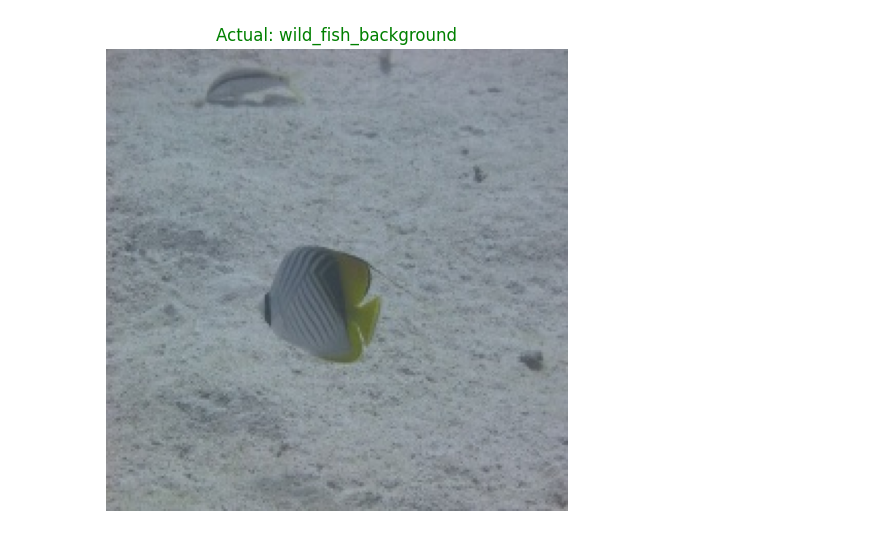
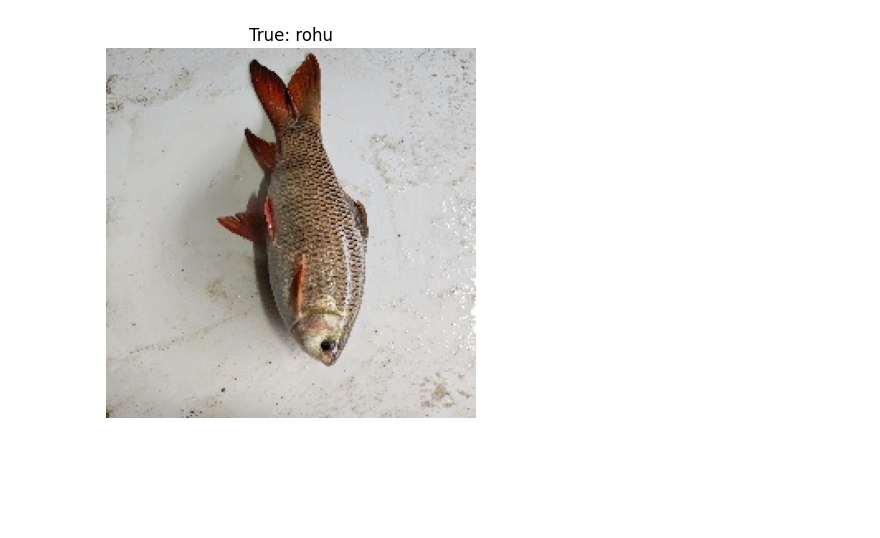
Before and after one commit to David4988/FishNet-ML-Grand-Finale, a Jupyter notebook: fishnet-ml-grand-finale-notebook.ipynb, the cells around one changed output. Saved outputs shown, nothing was run; the diff lists cells and outputs as text; code cells hidden in the pictures; blank space fills up the shorter version.

Commit message:
Kaggle Notebook | FishNet ML Grand Finale notebook | Version Final

```diff
--- a/fishnet-ml-grand-finale-notebook.ipynb
+++ b/fishnet-ml-grand-finale-notebook.ipynb
@@ -778,73 +769,66 @@ import pandas as pd
 import numpy as np
 import cv2
 import matplotlib.pyplot as plt
+from sklearn.preprocessing import LabelEncoder
 
 # --- CONFIGURATION ---
-MODEL_PATH = "fishnet_v3_best.h5" # The Champion V3 Model
+MODEL_PATH = "fishnet_v3_best.h5"
+TRAIN_CSV = "/kaggle/working/processed/train_final.csv"
 VAL_CSV = "/kaggle/working/processed/val_final.csv"
 
-# 1. Load the V3 Model (With Dummy Custom Objects)
+print("⏳ initializing Truth Serum...")
+
+# 1. Load Data & Encoders (Standard)
+train_df = pd.read_csv(TRAIN_CSV)
+val_df = pd.read_csv(VAL_CSV)
+
+# Species Encoder
+sp_subset = train_df[train_df['type'].isin(['species', 'dual'])]
+sp_labels = sp_subset[sp_subset['species_label'] != 'unknown']['species_label'].unique()
+sp_list = np.sort(np.unique(np.append(sp_labels, 'wild_fish_background')))
+sp_encoder = LabelEncoder()
+sp_encoder.fit(sp_list)
+SPECIES_CLASSES = sp_encoder.classes_
+
+# 2. Load Model
 custom_objects = {
     "masked_sparse_categorical": lambda y, p: 0.0,
     "masked_mse": lambda y, p: 0.0,
-    "sparse_categorical_focal_loss": lambda gamma, alpha: (lambda y, p: 0.0),
+    "sparse_categorical_focal_loss": lambda g, a: (lambda y, p: 0.0),
     "focal_loss_fixed": lambda y, p: 0.0,
     "Cast": tf.keras.layers.Layer
 }
 model = tf.keras.models.load_model(MODEL_PATH, custom_objects=custom_objects, compile=False)
 
-# 2. Load Validation Data
-val_df = pd.read_csv(VAL_CSV)
+# 3. PICK A TARGET (A known species)
+target_species = 'rohu' # Let's test a Rohu
+sample = val_df[val_df['species_label'] == target_species].sample(1).iloc[0]
 
-# 3. Pick a Random "Species" Sample (Not a disease one)
-# We want to prove it still knows what a "Rohu" is!
-sample_row = val_df[val_df['type'] == 'species'].sample(1).iloc[0]
+print(f"\n📸 TESTING IMAGE: {sample['new_path']}")
+print(f"🏷️ TRUE LABEL: {sample['species_label']}")
 
-print(f"📸 Testing Image: {sample_row['new_path']}")
-print(f"🏷️ True Label: {sample_row['label']}")
-
-# 4. Preprocess
-img = cv2.imread(sample_row['new_path'])
-if img is None: raise ValueError("Image not found!")
-img_rgb = cv2.cvtColor(img, cv2.COLOR_BGR2RGB) # Show correct colors
+# 4. MANUAL PREDICTION
+img = cv2.imread(sample['new_path'])
+img_rgb = cv2.cvtColor(img, cv2.COLOR_BGR2RGB)
 img_resized = cv2.resize(img, (224, 224))
+# 🚨 SANITY CHECK: Are we normalizing correctly?
 input_tensor = np.expand_dims(img_resized.astype(np.float32) / 255.0, axis=0)
 
-# 5. RUN THE HYDRA (Get all 3 outputs)
 preds = model.predict(input_tensor, verbose=0)
-species_pred = preds[0][0]      # Softmax array
-freshness_pred = preds[1][0][0] # Single float
-disease_pred = preds[2][0]      # Softmax array
+species_probs = preds[0][0]
 
-# 6. Visualize Results
-plt.figure(figsize=(6, 6))
+# 5. THE REVEAL
+top_3_indices = np.argsort(species_probs)[-3:][::-1]
+
+print("\n🤖 MODEL PREDICTIONS:")
+for idx in top_3_indices:
+    # Map index to class name using our current encoder
+    class_name = SPECIES_CLASSES[idx]
+    confidence = species_probs[idx]
+    print(f"   #{idx}: {class_name} ({confidence:.2%})")
+
 plt.imshow(img_rgb)
+plt.title(f"True: {target_species}")
 plt.axis('off')
-plt.title(f"Actual: {sample_row['label']}", color='green')
 plt.show()
-
-print("\n🤖 MODEL DIAGNOSTICS:")
-print("-" * 30)
-
-# HEAD 1: SPECIES
-# We need to know the class names (assuming alphabetical order from encoder)
-# You can verify these against your sp_encoder.classes_ if needed
-print(f"🐟 Species Head: Class {np.argmax(species_pred)} (Confidence: {np.max(species_pred):.2%})")
-
-# HEAD 2: FRESHNESS
-# Logic: >0.5 is Fresh, <0.5 is Stale
-status = "FRESH ✅" if freshness_pred > 0.5 else "STALE ❌"
-print(f"🧊 Freshness Head: {freshness_pred:.4f} -> {status}")
-
-# HEAD 3: DISEASE
-# Logic: Class 0 is usually Black Gill, 1 is Healthy, 2 is White Spot (Check dz_encoder.classes_)
-print(f"🦠 Disease Head: Class {np.argmax(disease_pred)} (Confidence: {np.max(disease_pred):.2%})")
-print("-" * 30)
-
-if np.argmax(species_pred) == np.argmax(species_pred): # Simple check
-    print("✅ Species System: ONLINE")
-if freshness_pred >= 0.0:
-    print("✅ Freshness System: ONLINE")
-if np.argmax(disease_pred) >= 0:
-    print("✅ Disease System: ONLINE")
 # %% [output]
@@ -853 +844 @@ if np.argmax(disease_pred) >= 0:
-[figure, old version]
+[figure, new version]
```
Also changed, not shown: parts of 14 cells of this notebook.
